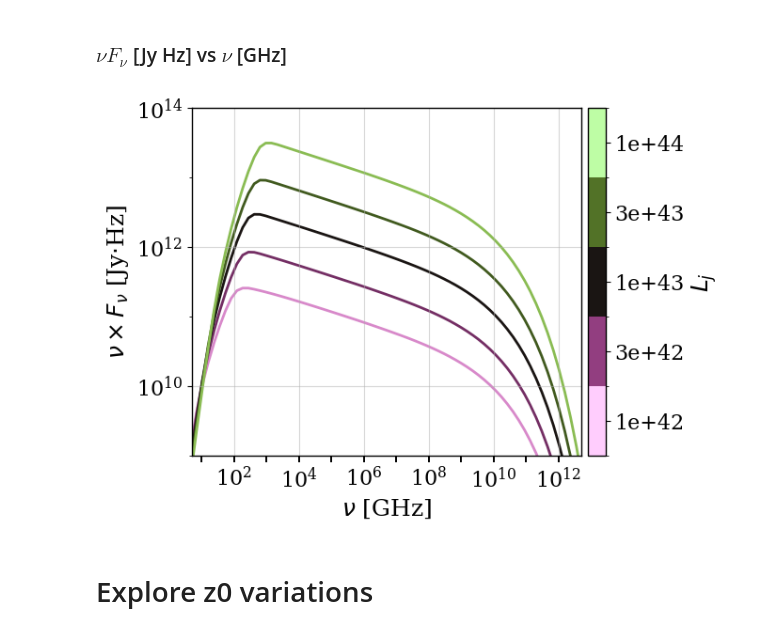
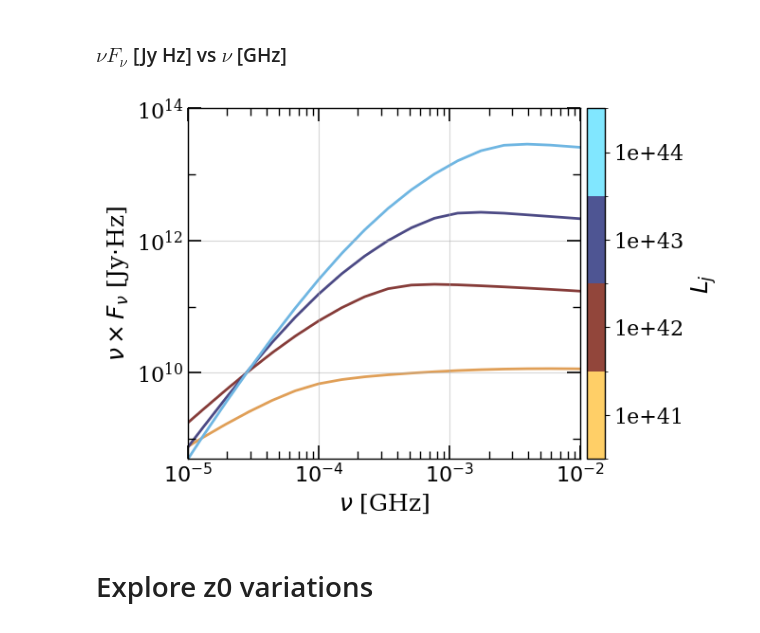
Before and after one commit to santimda/ExtendedJet, a Jupyter notebook: Code/explore_parameters.ipynb, the cells around one changed output. Saved outputs shown, nothing was run; the diff lists cells and outputs as text; code cells hidden in the pictures.

```diff
--- a/Code/explore_parameters.ipynb
+++ b/Code/explore_parameters.ipynb
@@ -68,7 +68,7 @@ matplotlib.rcParams.update(nice_fonts)
 # %%
 #Constants
 mJy = 1.0e-26
-dist = 16.8*3.0856e24  # Distance to the source = 16.8 Mpc
+dist = 3.8*3.0856e24  # Distance to the source = 16.8 Mpc
 h = 6.6260755e-27      # erg s
 eV = 1.602176e-12      # eV to erg
 a = 4.0*np.pi*dist**2  # Flux dilution factor
@@ -77,9 +77,9 @@ R_g = 1.477e5*M_BH     # Gravitational radius (M_BH [Msun])
 
 # Default model parameters
 sigma0_def = 1e1
-Lj_def = 2e42#1e43
-z0_def = 260.0*R_g #10.0*R_g
-a_inj_def = 0.6#0.5
+Lj_def = 1.1e42#1e43
+z0_def = 250.0*R_g #10.0*R_g
+a_inj_def = 0.2#0.5
 
 # Define the energy range for the SED
 E_min = 3.3e-7 * eV #Aprox 100 MHz
@@ -244,11 +279,14 @@ fig.savefig('SEDs_sigma0s.pdf')
 # Explore Ljet variations
 # %%
 # Make a list with the values of Lj
-Ljs = [1e42, 3e42, 1e43, 3e43, 1e44]
+Ljs = [1e41, 1e42, 1e43, 1e44]
 
 # Calculate the SED for each Lj (fixing default parameters)
+
 SEDs_lj = []
+
 for Lj in Ljs:
+
     print(f'{Lj=}')
     #SED = model_sed(E, z, sigma0, Lj, z0, a_inj)
     SED = model_syn(E, z, sigma0_def, Lj, z0_def, a_inj_def)
@@ -332,10 +385,10 @@ fig, ax = plt.subplots(1)
 # Defino una paleta discreta
 n = len(Ljs)
 color_vector = np.linspace(0.1, 0.9, n)
-colors = plt.cm.vanimo(color_vector) # define a palette avoiding extreme colors
+colors = plt.cm.managua(color_vector) # define a palette avoiding extreme colors
 # Genero una colorbar discreta para n puntos
 c = np.arange(1, n+1)
-cmap = plt.cm.get_cmap('vanimo', n)
+cmap = plt.cm.get_cmap('managua', n)
 norm = matplotlib.colors.BoundaryNorm(np.arange(n+1)+0.5,n)
 sm = plt.cm.ScalarMappable(norm=norm, cmap=cmap)
 
@@ -345,50 +398,77 @@ plt.setp(ax, xlabel=r"$\nu$ [GHz]")
 plt.setp(ax, ylabel=r"$\nu \times F_\nu$ [Jy$\cdot$Hz]")
 
 # Set plot scales
-xmin, xmax = 5e0,.5e13#E_min/eV, E_max/eV
-ymin, ymax = 1e9, 1e14
+xmin, xmax = 1e-5, 0.01
+# xmin, xmax = 10, 1000
+# ymin, ymax = 1e9, 3e11
+
+ymin, ymax = .5e9, 1e14
 
 plt.xlim(xmin, xmax)
 
 plt.ylim(ymin, ymax)
 
 
 # Grafico las funciones individuales y su suma usando una paleta discreta
 for i in range(n):
-    plt.plot(E/h/1e9, E/h*SEDs_lj[i]*1e23*h, ls='-', color=colors[i], linewidth=2, label='', zorder=1)
+    plt.plot(E/eV, E/h*SEDs_lj[i]*1e23*h, ls='-', color=colors[i], linewidth=2, label='', zorder=1)
 
 plt.legend(loc='best')
 ax.loglog()
 
 cbar = fig.colorbar(sm, ax=ax, ticks=c, label=r"$L_j$", pad=0.015)
 cbar.ax.set_yticklabels(Ljs)  # vertically oriented colorbar
 
 # Set xticks
-num = int(np.log10(xmax/xmin))
-x_major = matplotlib.ticker.LogLocator(base = 10.0, numticks = num//2)
-ax.xaxis.set_major_locator(x_major)
-x_minor = matplotlib.ticker.LogLocator(base = 10.0, numticks = (num//2) * 3)
-ax.xaxis.set_minor_locator(x_minor)
-ax.xaxis.set_minor_formatter(matplotlib.ticker.NullFormatter())
+# num = int(np.log10(xmax/xmin))
+# x_major = matplotlib.ticker.LogLocator(base = 10.0, numticks = num//2)
+# ax.xaxis.set_major_locator(x_major)
+# x_minor = matplotlib.ticker.LogLocator(base = 10.0, numticks = (num//2) * 3)
+# ax.xaxis.set_minor_locator(x_minor)
+# ax.xaxis.set_minor_formatter(matplotlib.ticker.NullFormatter())
+
+ax.set_xticks([ 1e-5,1e-4, 1e-3,1e-2])
+ax.set_xticklabels([
+    r'$10^{-5}$',
+    r'$10^{-4}$',
+    r'$10^{-3}$',
+    r'$10^{-2}$'
+])
+
 
 # Set yticks
 numy = int(np.log10(ymax/ymin))
 y_major = matplotlib.ticker.LogLocator(base = 10.0, numticks = numy//2+1)
 ax.yaxis.set_major_locator(y_major)
 y_minor = matplotlib.ticker.LogLocator(base = 10.0, numticks = numy+2)
 ax.yaxis.set_minor_locator(y_minor)
 ax.yaxis.set_minor_formatter(matplotlib.ticker.NullFormatter())
+
+# Ticks más largos, hacia adentro y espejados
+ax.tick_params(axis='both', which='major',
+               direction='in',
+               length=10,      # longitud de ticks mayores
+               width=1.2,
+               top=True, right=True)
+
+ax.tick_params(axis='both', which='minor',
+               direction='in',
+               length=6,      # longitud de ticks menores
+               width=1.0,
+               top=True, right=True)
+
+
 plt.grid(alpha=0.5)
 plt.legend('',frameon=False)
 plt.show()
 
 #fig.tight_layout(pad=0)
 #fig.savefig('SEDs_etas.pdf', bbox_inches='tight', pad_inches = 0.01)
 #AJUSTO A MANO EL RECORTE
 fig.subplots_adjust(bottom=0.16, top=0.97, left=0.14, right=0.89)
-fig.savefig('SEDs_Ljs.pdf')
+fig.savefig('SEDs_Ljs_Fnu.pdf', bbox_inches='tight')
 # %% [output]
-[figure, old version]
+[figure, new version]
 # %% [markdown]
 # Explore z0 variations
 # %%
```
Also changed, not shown: parts of 9 cells of this notebook, 17 other files.
